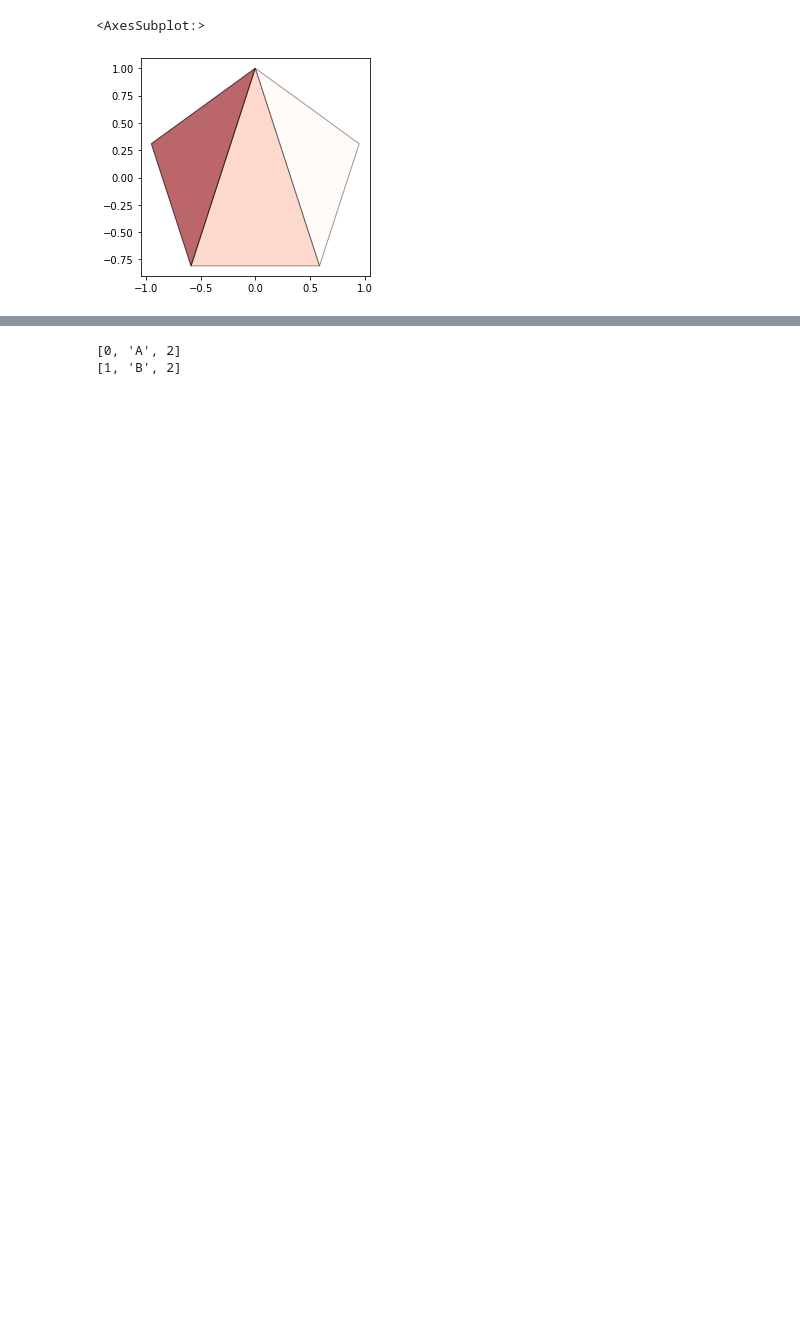
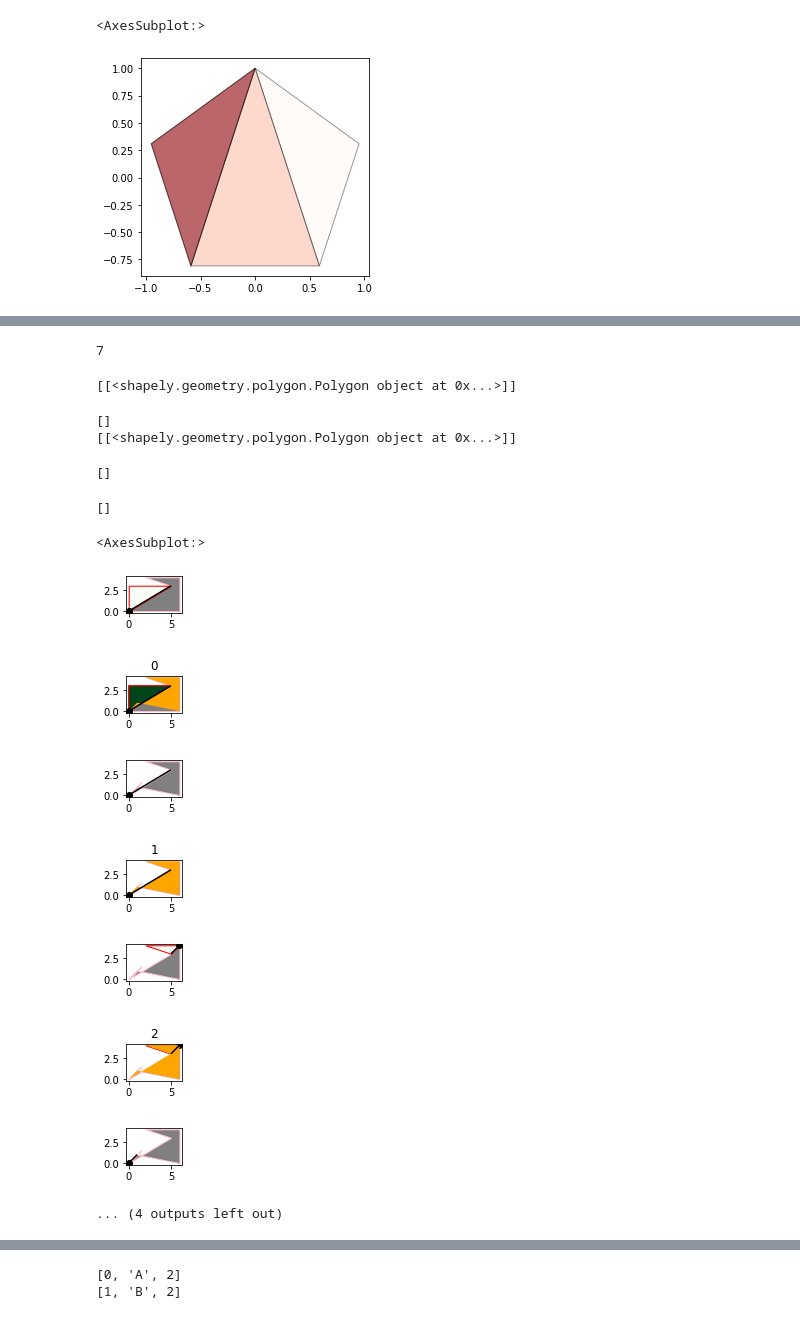
Before and after one commit to maximylius/shadow_projection_2D, a Jupyter notebook: shadows.ipynb, the cells around one changed output, grey strips where cells are left out. Drawn from its saved outputs; the diff is of its cells as text; code cells hidden in the pictures; blank space fills up the shorter version.

```diff
--- a/shadows.ipynb
+++ b/shadows.ipynb
@@ -113,0 +103,21 @@ vectorAngle((1,-1/3),(1,3))
+# %%
+len(range(2,10-1))
+# %% [output]
+7
+# %%
+gpd.GeoSeries(triangularize(Polygon(poly.exterior, [poly.interiors[0]]), plot=True)).plot(alpha=0.4,cmap = 'Reds', edgecolor = 'black')
+# %% [output]
+[[<shapely.geometry.polygon.Polygon object at 0x...>]]
+[]
+[[<shapely.geometry.polygon.Polygon object at 0x...>]]
+[]
+[]
+<AxesSubplot:>
+[figure, added]
+[figure, added]
+[figure, added]
+[figure, added]
+[figure, added]
+[figure, added]
+[figure, added]
+... (4 outputs left out)
```
Also changed, not shown: parts of 29 cells of this notebook.
